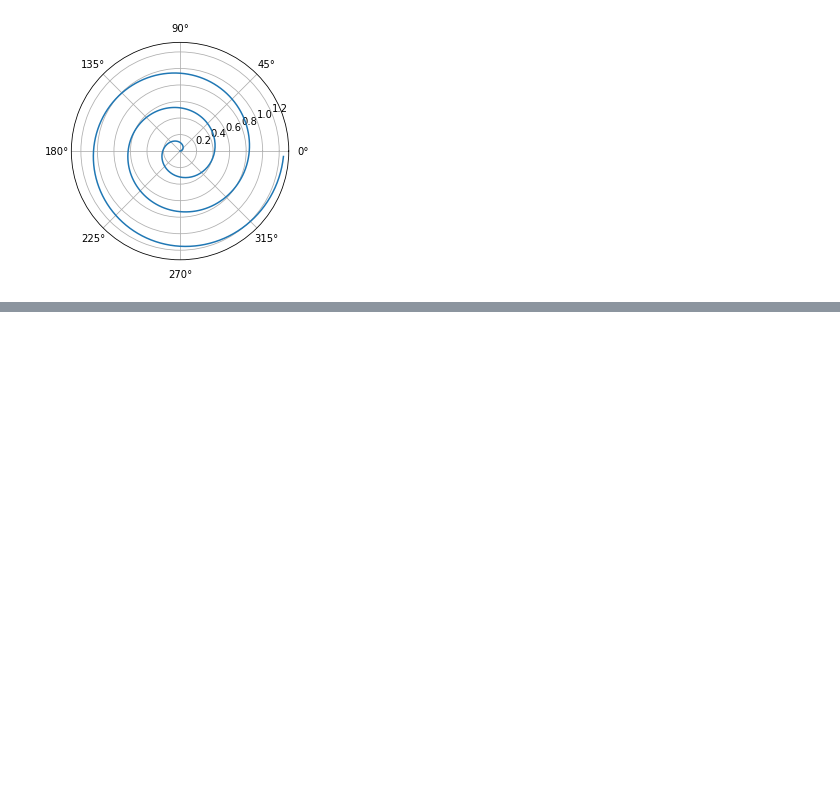
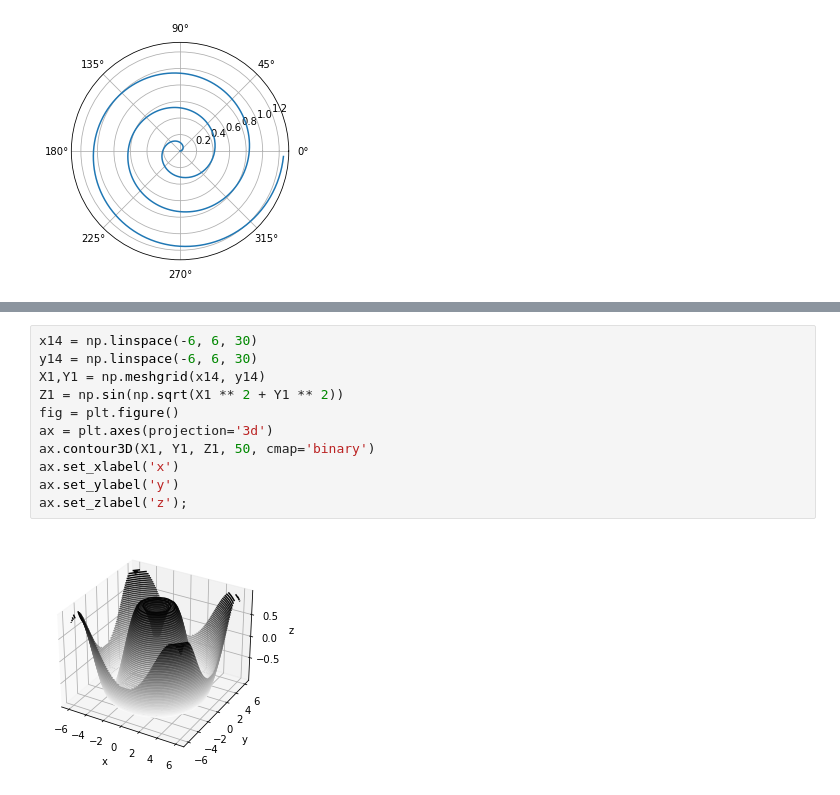
Before and after one commit to Divyat-Agrawal/learning-Data-Science, a Jupyter notebook: Practisce/matplatlib.ipynb, the cells around one changed output, grey strips where cells are left out. Cells and saved outputs as stored; diff of their text form; blank space fills up the shorter version.

```diff
--- a/Practisce/matplatlib.ipynb
+++ b/Practisce/matplatlib.ipynb
@@ -519,0 +569,13 @@ plt.show()
+# %%
+x14 = np.linspace(-6, 6, 30)
+y14 = np.linspace(-6, 6, 30)
+X1,Y1 = np.meshgrid(x14, y14)
+Z1 = np.sin(np.sqrt(X1 ** 2 + Y1 ** 2))
+fig = plt.figure()
+ax = plt.axes(projection='3d')
+ax.contour3D(X1, Y1, Z1, 50, cmap='binary')
+ax.set_xlabel('x')
+ax.set_ylabel('y')
+ax.set_zlabel('z');
+# %% [output]
+[figure, added]
```
Also changed, not shown: parts of 17 cells of this notebook.
